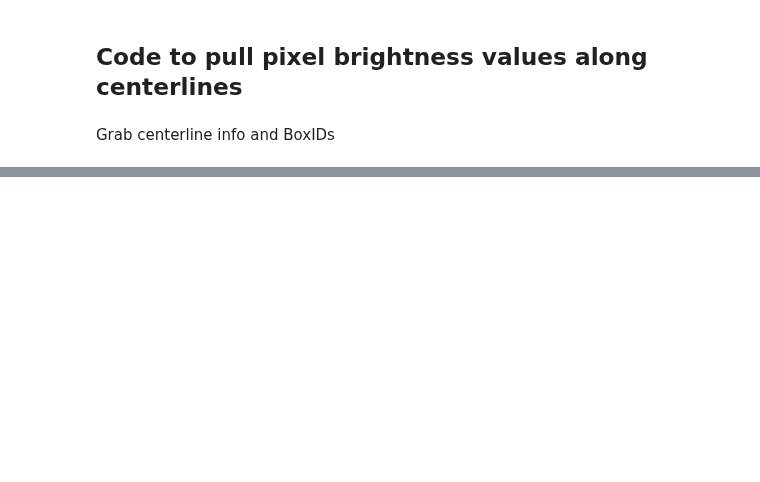
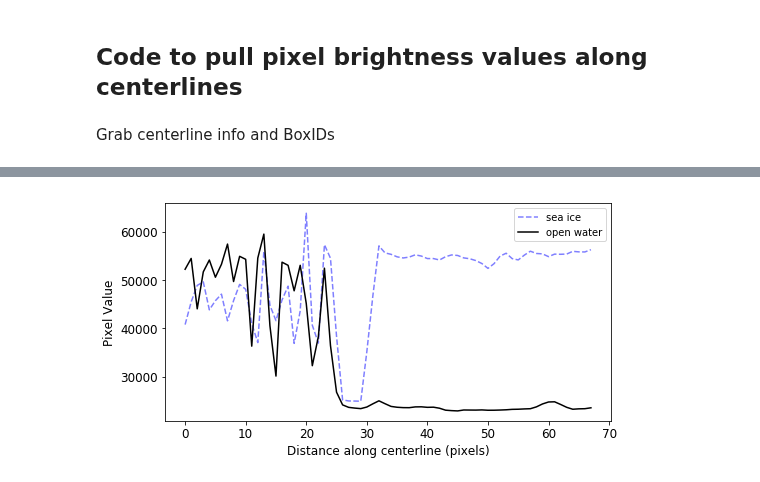
Before and after one commit to jukesliu/automated-glacier-terminus, a Jupyter notebook: Pixel_brightness_centerline.ipynb, the cells around one changed output, grey strips where cells are left out. Saved outputs shown, nothing was run; the diff lists cells and outputs as text; code cells hidden in the pictures; blank space fills up the shorter version.

```diff
--- a/Pixel_brightness_centerline.ipynb
+++ b/Pixel_brightness_centerline.ipynb
@@ -30,7 +45,7 @@ ratios = []
 imagenames = []
 
 for BoxID in BoxIDs:
-#     if BoxID == '033':
+    if BoxID == '001':
         imagepath = basepath+"Box"+BoxID+"/resized/"
         #image path
         imgfiles = os.listdir(imagepath)
@@ -46,45 +61,62 @@ for BoxID in BoxIDs:
 
         #load in each image and grab the pixel values indexed by the centerline points:
         for img in imgfiles:
-            if img.endswith(BoxID+'.png'):
+            if img.endswith(BoxID+'.png') and 'LC80310052013239' in img:
+
                 imagename_pgm = img[:-4]+'.pgm'
                 #load in the image using cv2
                 image = cv2.imread(imagepath+img,-1)
                 imageplt = mpimg.imread(imagepath+img)
 
                 pixelvalues = []
+                indexes = []
 
                 #loop through all centerline coordinates
                 for i in range(0, len(c_x)):
                     x = int(c_x[i])
                     y = int(c_y[i])
                     pixval = '%.3f' % image[y][x]
                     pixelvalues.append(float(pixval))
+                    indexes.append(i)#*15.0)
 
 #                     print(x, y, pixval)
 
 #                 #grab the first and last third
                 third = int(len(pixelvalues)/3)
                 third1 = pixelvalues[:third]
                 third3 = pixelvalues[-third:]
 #                 print(third1)
 #                 print(third3)
+
+                fig, ax1 = plt.subplots(figsize=(8,4))
+                plt.plot(seaice_idxs, seaice_pixvals, 'b--', alpha=0.5)
+                plt.plot(indexes, pixelvalues, 'k-')
+#                 ax1.set_title(img, fontsize=16)
+                ax1.set_ylabel('Pixel Value', fontsize=12)
+                ax1.set_xlabel('Distance along centerline (pixels)', fontsize=12)
+                ax1.tick_params(axis='both', which='major', labelsize=12)
+                plt.legend(['sea ice', 'open water'])
+                plt.savefig(csvpaths+'Figures/Centerline_values_example_Box001.png', dpi=500)
+                plt.show()
 
                 #grab the average of the first and average of the last to compare
                 avgthird1 = float(np.average(np.array(third1)))
                 avgthird3 = float(np.average(np.array(third3)))
                 ratio = "%.2f" % (avgthird1/avgthird3)
 
                 ratios.append(ratio)
                 imagenames.append(imagename_pgm)
 # #                 print('Ratio 1st/3rd:', ratio)
 #                 print(img)
 
 #                 plt.figure(figsize=(20,10))
 #                 imgplt_trim = plt.imshow(cv2.cvtColor(imageplt, cv2.COLOR_BGR2RGB))
 #                 plt.plot(c_x, c_y, '--w', linewidth=1.5, alpha=0.3)
 #                 plt.text(int(0.02*image.shape[0]), int(0.035*image.shape[1]), ratio
 #                          , fontsize=16, color='w')
 #                 plt.show()
-pixels_df = pd.DataFrame(list(zip(imagenames, ratios)))
-pixels_df
+
+# pixels_df = pd.DataFrame(list(zip(imagenames, ratios)))
+# pixels_df
+# %% [output]
+[figure, added]
```
Also changed, not shown: parts of 2 cells of this notebook, 1 other file.
